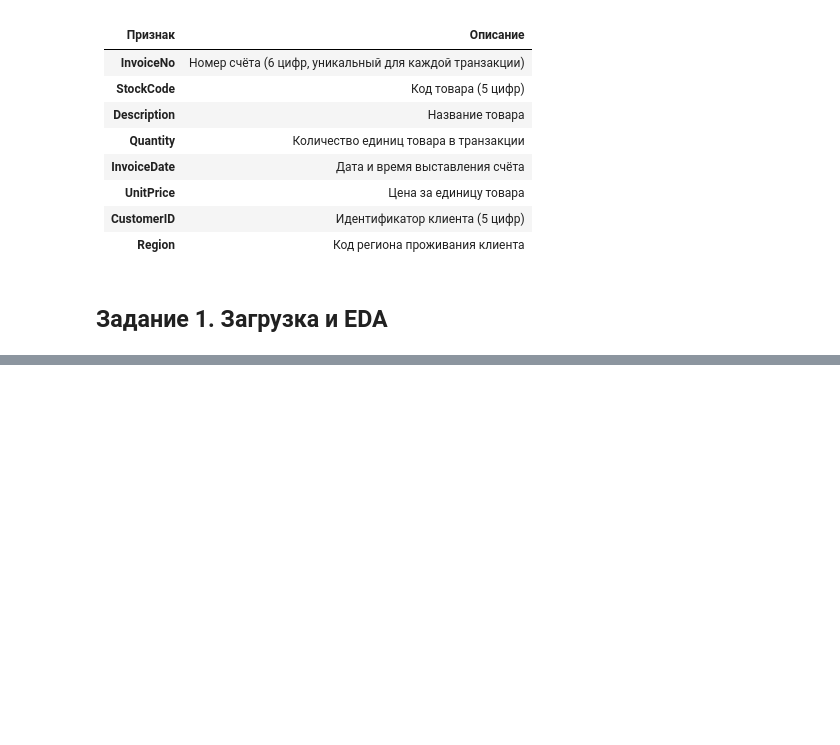
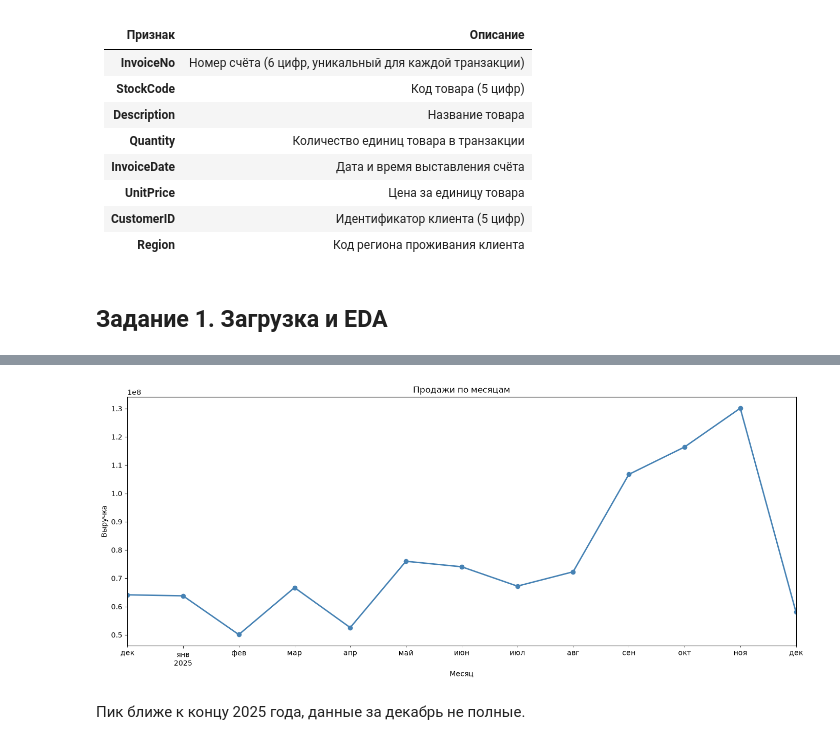
Before and after one commit to RuslanVdovinn/asu, a Jupyter notebook: asu_mo/cluster_analysis/exercise/cluster.ipynb, the cells around one changed output, grey strips where cells are left out. Saved outputs shown, nothing was run; the diff lists cells and outputs as text; code cells hidden in the pictures; blank space fills up the shorter version.

```diff
--- a/asu_mo/cluster_analysis/exercise/cluster.ipynb
+++ b/asu_mo/cluster_analysis/exercise/cluster.ipynb
@@ -36,8 +36,8 @@ https://docs.google.com/spreadsheets/d/1liM0yHn0kFEBJppNjbjpf87wFKeSLvnx/edit?us
 # %%
 import pandas as pd
 # %%
-data = pd.read_excel('https://docs.google.com/spreadsheets/d/1liM0yHn0kFEBJppNjbjpf87wFKeSLvnx/export?format=xlsx&id=1liM0yHn0kFEBJppNjbjpf87wFKeSLvnx')
-data.head()
+df = pd.read_excel('https://docs.google.com/spreadsheets/d/1liM0yHn0kFEBJppNjbjpf87wFKeSLvnx/export?format=xlsx&id=1liM0yHn0kFEBJppNjbjpf87wFKeSLvnx')
+df.head()
 # %% [output]
 |  | InvoiceNo | StockCode | Description | Quantity | InvoiceDate | UnitPrice | CustomerID | Region |
 | 0 | 536365 | 85123A | WHITE HANGING HEART T-LIGHT HOLDER | 6 | 2024-12-01 08:26:00 | 285.60 | 17850.0 | 1 |
@@ -45,3 +45,17 @@ data.head()
 | 2 | 536365 | 84406B | CREAM CUPID HEARTS COAT HANGER | 8 | 2024-12-01 08:26:00 | 308.00 | 17850.0 | 1 |
 | 3 | 536365 | 84029G | KNITTED UNION FLAG HOT WATER BOTTLE | 6 | 2024-12-01 08:26:00 | 379.68 | 17850.0 | 1 |
 | 4 | 536365 | 84029E | RED WOOLLY HOTTIE WHITE HEART. | 6 | 2024-12-01 08:26:00 | 379.68 | 17850.0 | 1 |
+# %%
+print(f'Строк: {len(df)}')
+print(f'Пропуски:\n{df.isna().sum()}')
+df = df.dropna(subset=['CustomerID'])
+df['CustomerID'] = df['CustomerID'].astype(int)
+df_returns = df[df['Quantity'] <= 0].copy()
+df = df[(df['Quantity'] > 0) & df['UnitPrice'] > 0].copy()
+print('\n')
+print('ПОСЛЕ ОЧИСТКИ')
+print(f'Покупок: {len(df)}')
+print(f'Возвратов: {len(df_returns)}')
+print(f'Уникальных клиентов: {df['CustomerID'].nunique()}')
+
+df['TotalPrice'] = df['Quantity'] * df['UnitPrice']
@@ -47,0 +116,3 @@ data.head()
+# %%
+monthly = df.set_index('InvoiceDate').resample('ME')['TotalPrice'].sum()
+print(monthly)
@@ -47,0 +135,12 @@ data.head()
+# %%
+plt.figure(figsize=(14, 6))
+monthly.plot(marker='o', color='steelblue', linewidth=2)
+plt.title('Продажи по месяцам')
+plt.xlabel('Месяц')
+plt.ylabel('Выручка')
+plt.tight_layout()
+plt.show()
+# %% [output]
+[figure, added]
+# %% [markdown]
+Пик ближе к концу 2025 года, данные за декабрь не полные.
```
Also changed, not shown: parts of 7 cells of this notebook.
